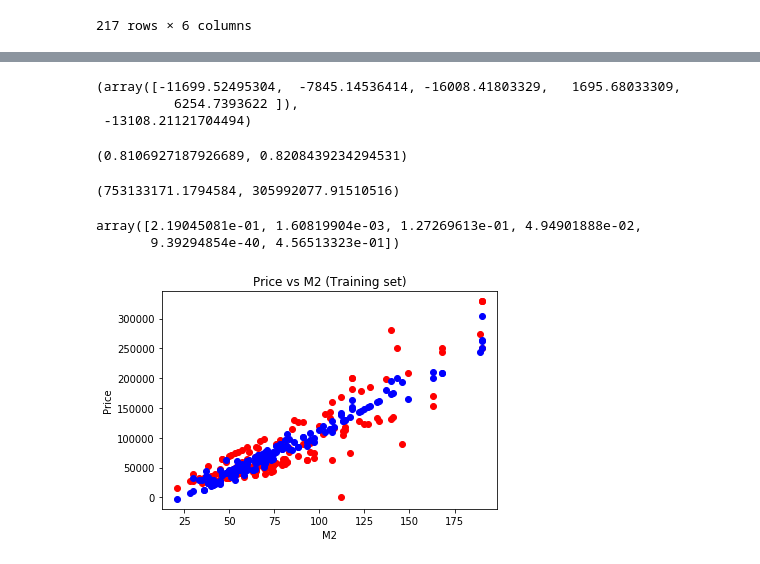
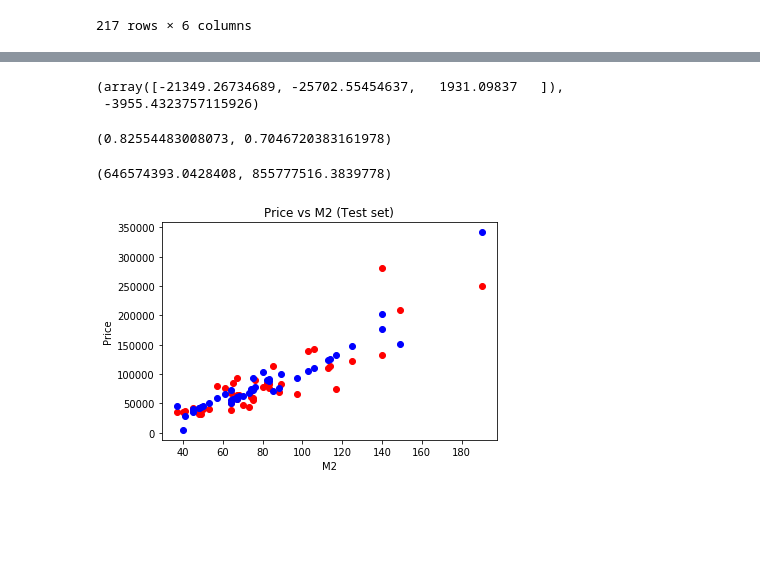
Before and after one commit to katerynakononova/ML, a Jupyter notebook: Python/02 Linear Regression.ipynb, the cells around one changed output, grey strips where cells are left out. Drawn from its saved outputs; the diff is of its cells as text; code cells hidden in the pictures; blank space fills up the shorter version.

```diff
--- a/Python/02 Linear Regression.ipynb
+++ b/Python/02 Linear Regression.ipynb
@@ -93 +126,4 @@ plt.show()
+# %%
+X_train = X_train[:, [0, 2, 3]]
+X_test = X_test[:, [0, 2, 3]]
 # %%
@@ -98,9 +133,8 @@ mr = LinearRegression().fit(X_train, y_train)
 # Getting parameters
 mr.coef_, mr.intercept_
 # %% [output]
-(array([-11699.52495304,  -7845.14536414, -16008.41803329,   1695.68033309,
-          6254.7393622 ]),
- -13108.21121704494)
+(array([-21349.26734689, -25702.55454637,   1931.09837   ]),
+ -3955.4323757115926)
 # %%
 # Predicting the Test set results
 y_pred = mr.predict(X_test)
@@ -108,30 +142,19 @@ y_pred = mr.predict(X_test)
 # Coefficient of determination R^2
 mr.score(X_train, y_train), mr.score(X_test, y_test)
 # %% [output]
-(0.8106927187926689, 0.8208439234294531)
+(0.82554483008073, 0.7046720383161978)
 # %%
 # Mean squared error
-from sklearn.metrics import mean_squared_error
 mean_squared_error(y_train, mr.predict(X_train)), mean_squared_error(y_test, y_pred)
 # %% [output]
-(753133171.1794584, 305992077.91510516)
+(646574393.0428408, 855777516.3839778)
-# %%
-# p-values
-import statsmodels.api as sm
-X = sm.add_constant(X_train)
-mr1 = sm.OLS(y_train, X).fit()
-mr1.pvalues
-#mr1.summary()
-# %% [output]
-array([2.19045081e-01, 1.60819904e-03, 1.27269613e-01, 4.94901888e-02,
-       9.39294854e-40, 4.56513323e-01])
 # %%
-# Visualising the Training set results
-plt.scatter(X_train[:,3], y_train, color = 'red')
-plt.plot(X_train[:,3], mr.predict(X_train), 'bo')
-plt.title('Price vs M2 (Training set)')
+# Visualising the Test set results
+plt.scatter(X_test[:,2], y_test, color = 'red')
+plt.plot(X_test[:,2], mr.predict(X_test), 'bo')
+plt.title('Price vs M2 (Test set)')
 plt.xlabel('M2')
 plt.ylabel('Price')
 plt.show()
 # %% [output]
-[figure, old version]
+[figure, new version]
```
Also changed, not shown: parts of 29 cells of this notebook, 1 other file.
